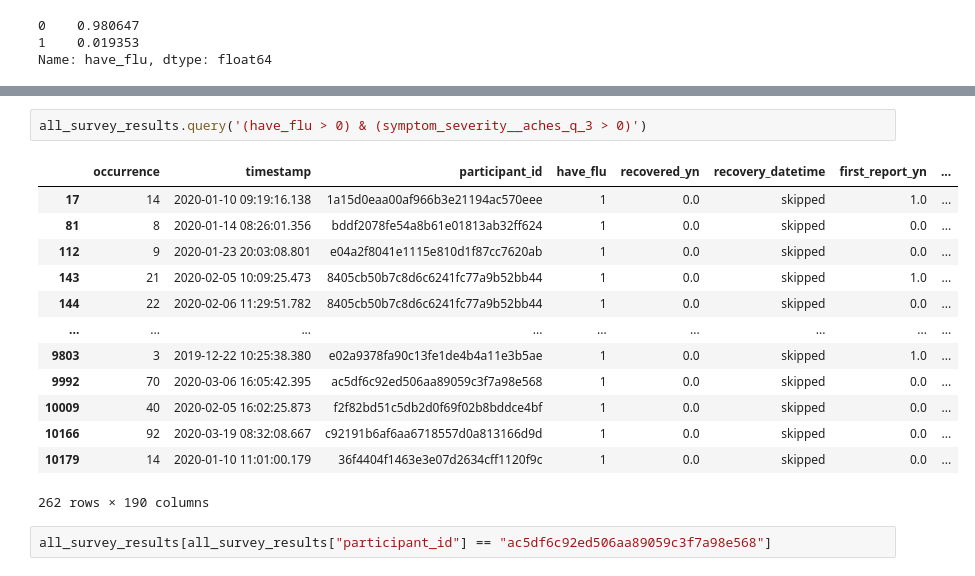
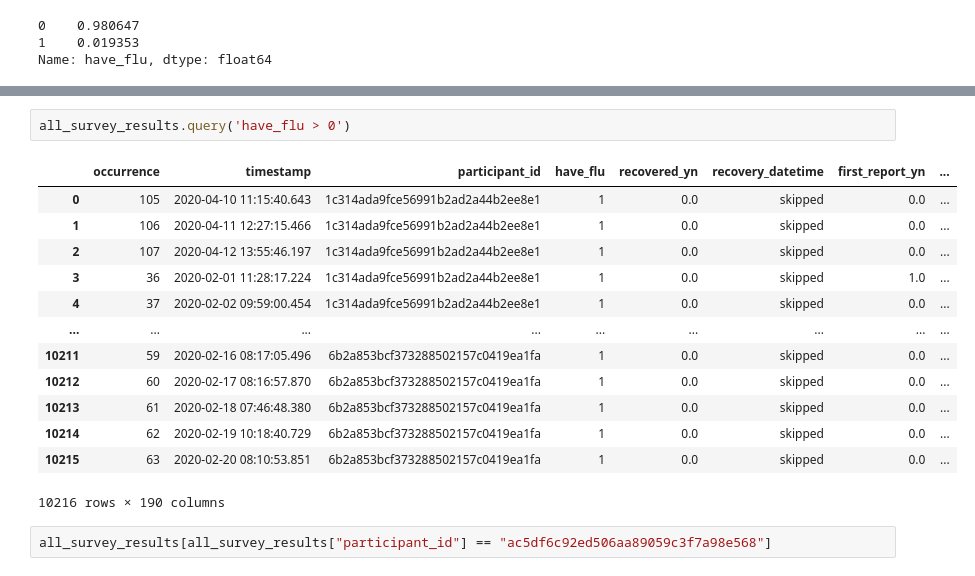
Before and after one commit to behavioral-data/Homekit2020, a Jupyter notebook: notebooks/mam/1.0-mam-eda.ipynb, the cells around one changed output, grey strips where cells are left out. Drawn from its saved outputs; the diff is of its cells as text.

```diff
--- a/notebooks/mam/1.0-mam-eda.ipynb
+++ b/notebooks/mam/1.0-mam-eda.ipynb
@@ -72,19 +88,19 @@ list(all_survey_results.columns)
 # %%
-all_survey_results.query('(have_flu > 0) & (symptom_severity__aches_q_3 > 0)')
+all_survey_results.query('have_flu > 0')
 # %% [output]
 |  | occurrence | timestamp | participant_id | have_flu | recovered_yn | recovery_datetime | first_report_yn | ... |
-| 17 | 14 | 2020-01-10 09:19:16.138 | 1a15d0eaa00af966b3e21194ac570eee | 1 | 0.0 | skipped | 1.0 | ... |
-| 81 | 8 | 2020-01-14 08:26:01.356 | bddf2078fe54a8b61e01813ab32ff624 | 1 | 0.0 | skipped | 0.0 | ... |
-| 112 | 9 | 2020-01-23 20:03:08.801 | e04a2f8041e1115e810d1f87cc7620ab | 1 | 0.0 | skipped | 0.0 | ... |
-| 143 | 21 | 2020-02-05 10:09:25.473 | 8405cb50b7c8d6c6241fc77a9b52bb44 | 1 | 0.0 | skipped | 1.0 | ... |
-| 144 | 22 | 2020-02-06 11:29:51.782 | 8405cb50b7c8d6c6241fc77a9b52bb44 | 1 | 0.0 | skipped | 0.0 | ... |
+| 0 | 105 | 2020-04-10 11:15:40.643 | 1c314ada9fce56991b2ad2a44b2ee8e1 | 1 | 0.0 | skipped | 0.0 | ... |
+| 1 | 106 | 2020-04-11 12:27:15.466 | 1c314ada9fce56991b2ad2a44b2ee8e1 | 1 | 0.0 | skipped | 0.0 | ... |
+| 2 | 107 | 2020-04-12 13:55:46.197 | 1c314ada9fce56991b2ad2a44b2ee8e1 | 1 | 0.0 | skipped | 0.0 | ... |
+| 3 | 36 | 2020-02-01 11:28:17.224 | 1c314ada9fce56991b2ad2a44b2ee8e1 | 1 | 0.0 | skipped | 1.0 | ... |
+| 4 | 37 | 2020-02-02 09:59:00.454 | 1c314ada9fce56991b2ad2a44b2ee8e1 | 1 | 0.0 | skipped | 0.0 | ... |
 | ... | ... | ... | ... | ... | ... | ... | ... | ... |
-| 9803 | 3 | 2019-12-22 10:25:38.380 | e02a9378fa90c13fe1de4b4a11e3b5ae | 1 | 0.0 | skipped | 1.0 | ... |
-| 9992 | 70 | 2020-03-06 16:05:42.395 | ac5df6c92ed506aa89059c3f7a98e568 | 1 | 0.0 | skipped | 0.0 | ... |
-| 10009 | 40 | 2020-02-05 16:02:25.873 | f2f82bd51c5db2d0f69f02b8bddce4bf | 1 | 0.0 | skipped | 0.0 | ... |
-| 10166 | 92 | 2020-03-19 08:32:08.667 | c92191b6af6aa6718557d0a813166d9d | 1 | 0.0 | skipped | 0.0 | ... |
-| 10179 | 14 | 2020-01-10 11:01:00.179 | 36f4404f1463e3e07d2634cff1120f9c | 1 | 0.0 | skipped | 0.0 | ... |
+| 10211 | 59 | 2020-02-16 08:17:05.496 | 6b2a853bcf373288502157c0419ea1fa | 1 | 0.0 | skipped | 0.0 | ... |
+| 10212 | 60 | 2020-02-17 08:16:57.870 | 6b2a853bcf373288502157c0419ea1fa | 1 | 0.0 | skipped | 0.0 | ... |
+| 10213 | 61 | 2020-02-18 07:46:48.380 | 6b2a853bcf373288502157c0419ea1fa | 1 | 0.0 | skipped | 0.0 | ... |
+| 10214 | 62 | 2020-02-19 10:18:40.729 | 6b2a853bcf373288502157c0419ea1fa | 1 | 0.0 | skipped | 0.0 | ... |
+| 10215 | 63 | 2020-02-20 08:10:53.851 | 6b2a853bcf373288502157c0419ea1fa | 1 | 0.0 | skipped | 0.0 | ... |
-262 rows × 190 columns
+10216 rows × 190 columns
 # %%
 all_survey_results[all_survey_results["participant_id"] == "ac5df6c92ed506aa89059c3f7a98e568"]
 # %% [output]
```
Also changed, not shown: parts of 9 cells of this notebook, 3 other files.
